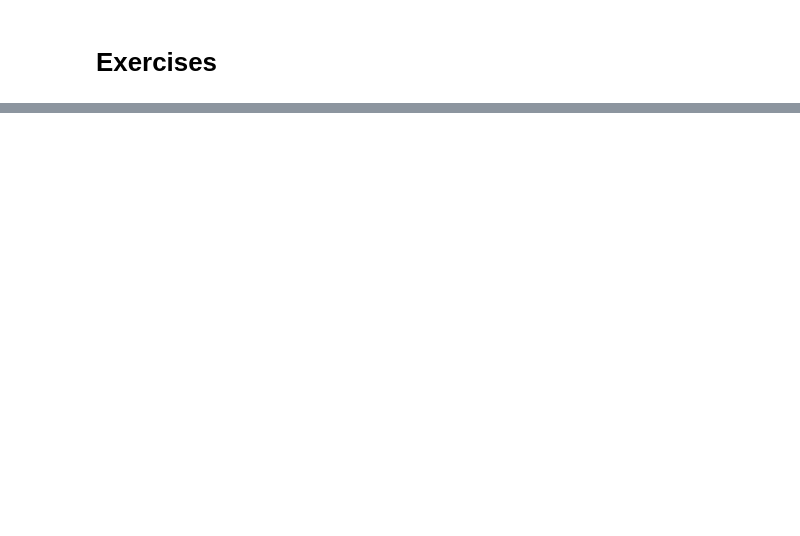
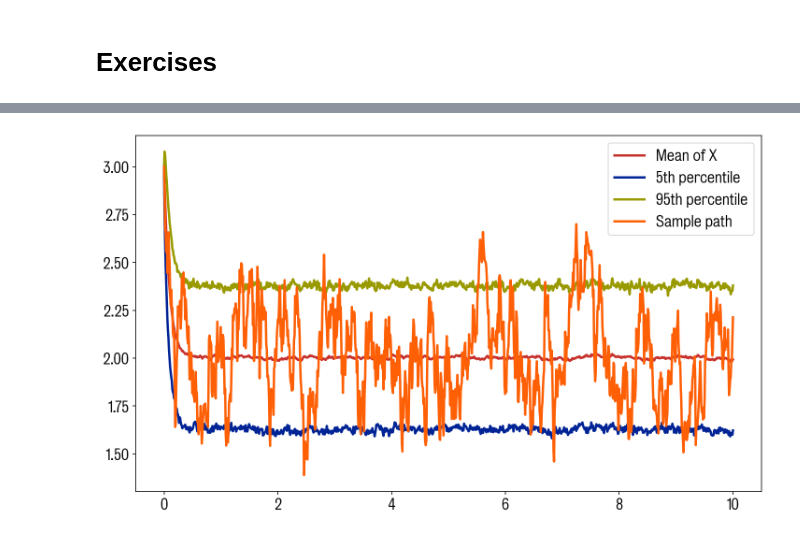
Before and after one commit to XLalex/-----, a Jupyter notebook: 7Exercises.ipynb, the cells around one changed output, grey strips where cells are left out. Drawn from its saved outputs; the diff is of its cells as text; code cells hidden in the pictures; blank space fills up the shorter version.

```diff
--- a/7Exercises.ipynb
+++ b/7Exercises.ipynb
@@ -306,0 +159,5 @@ $$
+# %%
+# This plot shows that for large a, the mean reersion is quicker
+ornstein_uhlenbeck_fan_plot(3,10,2,1)
+# %% [output]
+[figure, added]
```
Also changed, not shown: parts of 32 cells of this notebook, 2 other files.
